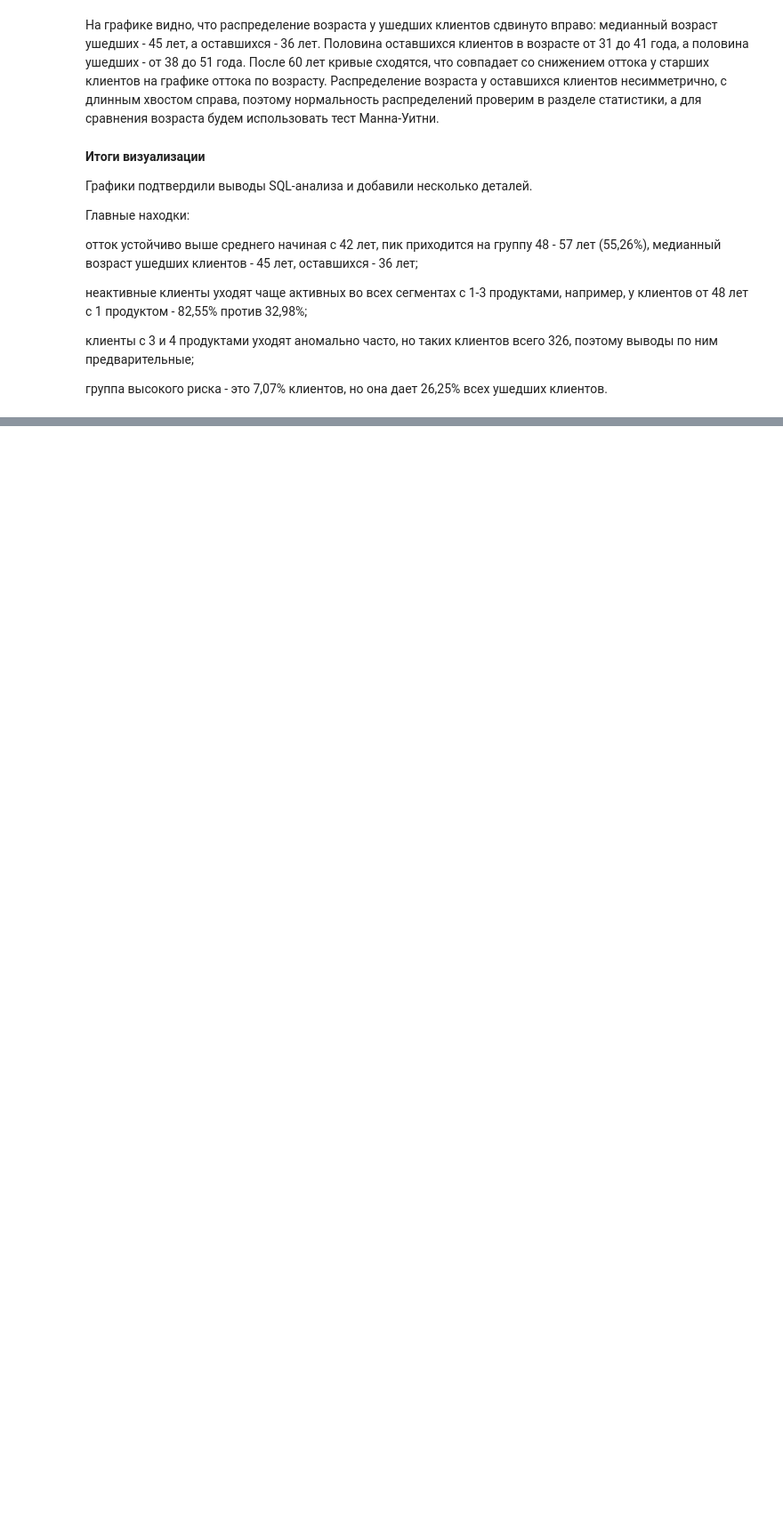
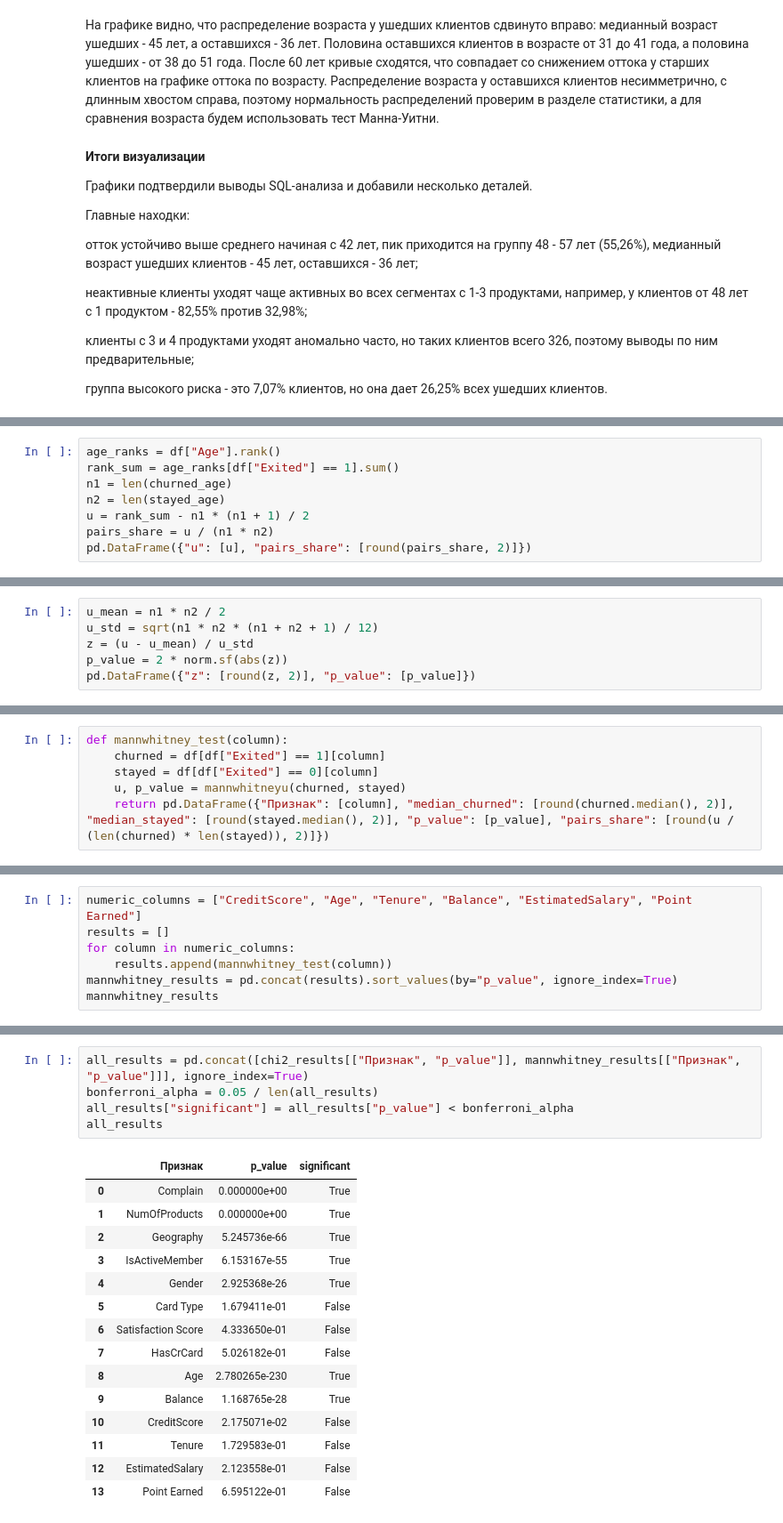
Before and after one commit to ilushav/bank-churn-analysis, a Jupyter notebook: notebooks/analysis.ipynb, the cells around one changed output, grey strips where cells are left out. Shown at 89% size. Cells and saved outputs as stored; diff of their text form; blank space fills up the shorter version.

```diff
--- a/notebooks/analysis.ipynb
+++ b/notebooks/analysis.ipynb
@@ -601,0 +703,8 @@ plt.show()
+# %%
+age_ranks = df["Age"].rank()
+rank_sum = age_ranks[df["Exited"] == 1].sum()
+n1 = len(churned_age)
+n2 = len(stayed_age)
+u = rank_sum - n1 * (n1 + 1) / 2
+pairs_share = u / (n1 * n2)
+pd.DataFrame({"u": [u], "pairs_share": [round(pairs_share, 2)]})
@@ -601,0 +716,6 @@ plt.show()
+# %%
+u_mean = n1 * n2 / 2
+u_std = sqrt(n1 * n2 * (n1 + n2 + 1) / 12)
+z = (u - u_mean) / u_std
+p_value = 2 * norm.sf(abs(z))
+pd.DataFrame({"z": [round(z, 2)], "p_value": [p_value]})
@@ -601,0 +740,6 @@ plt.show()
+# %%
+def mannwhitney_test(column):
+    churned = df[df["Exited"] == 1][column]
+    stayed = df[df["Exited"] == 0][column]
+    u, p_value = mannwhitneyu(churned, stayed)
+    return pd.DataFrame({"Признак": [column], "median_churned": [round(churned.median(), 2)], "median_stayed": [round(stayed.median(), 2)], "p_value": [p_value], "pairs_share": [round(u / (len(churned) * len(stayed)), 2)]})
@@ -601,0 +748,7 @@ plt.show()
+# %%
+numeric_columns = ["CreditScore", "Age", "Tenure", "Balance", "EstimatedSalary", "Point Earned"]
+results = []
+for column in numeric_columns:
+    results.append(mannwhitney_test(column))
+mannwhitney_results = pd.concat(results).sort_values(by="p_value", ignore_index=True)
+mannwhitney_results
@@ -601,0 +773,21 @@ plt.show()
+# %%
+all_results = pd.concat([chi2_results[["Признак", "p_value"]], mannwhitney_results[["Признак", "p_value"]]], ignore_index=True)
+bonferroni_alpha = 0.05 / len(all_results)
+all_results["significant"] = all_results["p_value"] < bonferroni_alpha
+all_results
+# %% [output]
+|  | Признак | p_value | significant |
+| 0 | Complain | 0.000000e+00 | True |
+| 1 | NumOfProducts | 0.000000e+00 | True |
+| 2 | Geography | 5.245736e-66 | True |
+| 3 | IsActiveMember | 6.153167e-55 | True |
+| 4 | Gender | 2.925368e-26 | True |
+| 5 | Card Type | 1.679411e-01 | False |
+| 6 | Satisfaction Score | 4.333650e-01 | False |
+| 7 | HasCrCard | 5.026182e-01 | False |
+| 8 | Age | 2.780265e-230 | True |
+| 9 | Balance | 1.168765e-28 | True |
+| 10 | CreditScore | 2.175071e-02 | False |
+| 11 | Tenure | 1.729583e-01 | False |
+| 12 | EstimatedSalary | 2.123558e-01 | False |
+| 13 | Point Earned | 6.595122e-01 | False |
```
Also changed, not shown: parts of 37 cells of this notebook.
